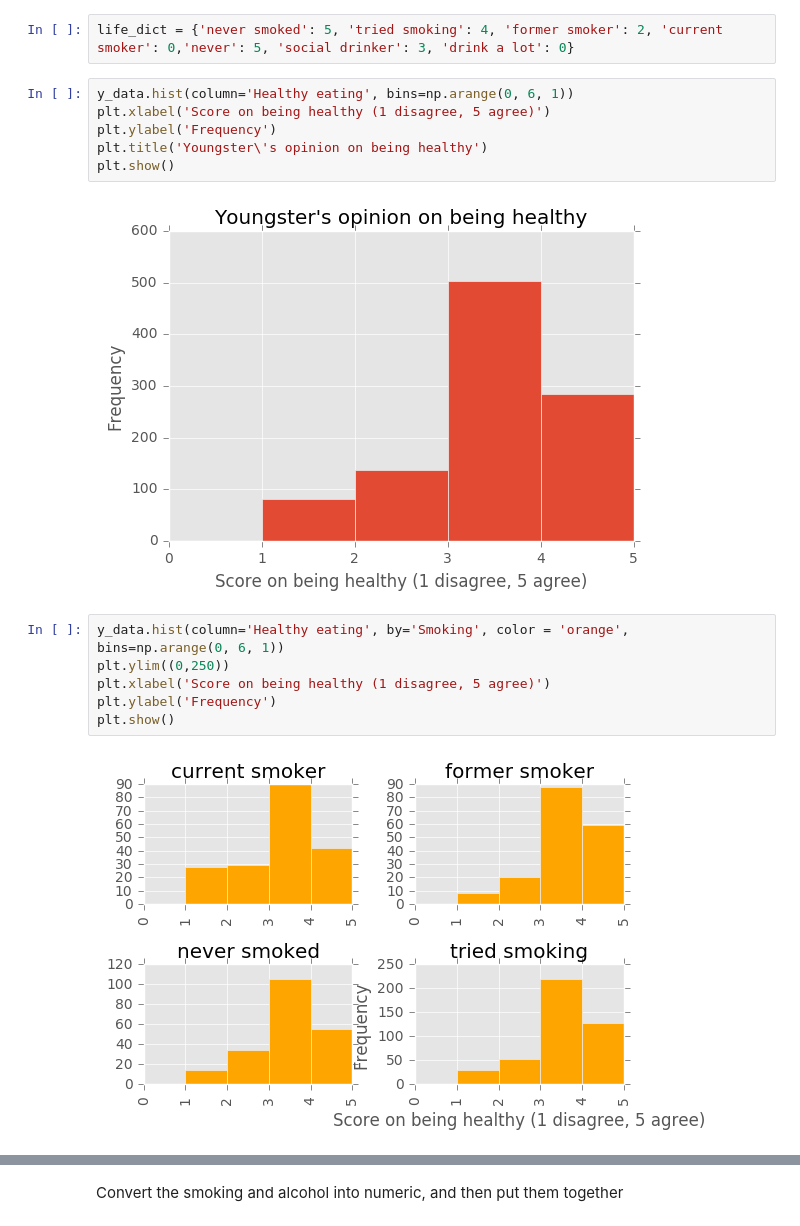
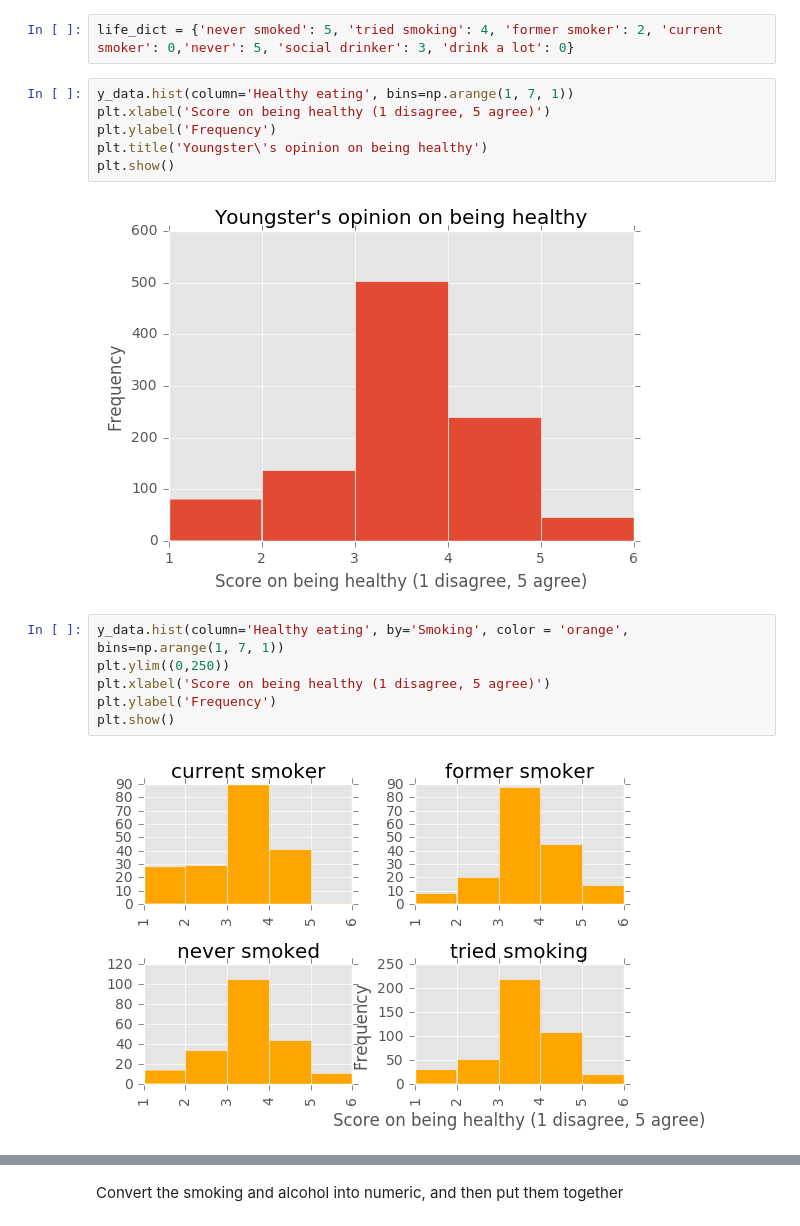
Before and after one commit to ehkhong/sta-141b-proj, a Jupyter notebook: calculated.py.ipynb, the cells around one changed output, grey strips where cells are left out. Saved outputs shown, nothing was run; the diff lists cells and outputs as text.

```diff
--- a/calculated.py.ipynb
+++ b/calculated.py.ipynb
@@ -91,19 +91,19 @@ We are going to convert the smoking and alc responses to numerical values. 0 bei
 # %%
 life_dict = {'never smoked': 5, 'tried smoking': 4, 'former smoker': 2, 'current smoker': 0,'never': 5, 'social drinker': 3, 'drink a lot': 0}
 # %%
-y_data.hist(column='Healthy eating', bins=np.arange(0, 6, 1))
+y_data.hist(column='Healthy eating', bins=np.arange(1, 7, 1))
 plt.xlabel('Score on being healthy (1 disagree, 5 agree)')
 plt.ylabel('Frequency')
 plt.title('Youngster\'s opinion on being healthy')
 plt.show()
 # %% [output]
-[figure, old version]
+[figure, new version]
 # %%
-y_data.hist(column='Healthy eating', by='Smoking', color = 'orange', bins=np.arange(0, 6, 1))
+y_data.hist(column='Healthy eating', by='Smoking', color = 'orange', bins=np.arange(1, 7, 1))
 plt.ylim((0,250))
 plt.xlabel('Score on being healthy (1 disagree, 5 agree)')
 plt.ylabel('Frequency')
 plt.show()
 # %% [output]
-[figure, old version]
+[figure, new version]
 # %%
```
Also changed, not shown: parts of 21 cells of this notebook.
